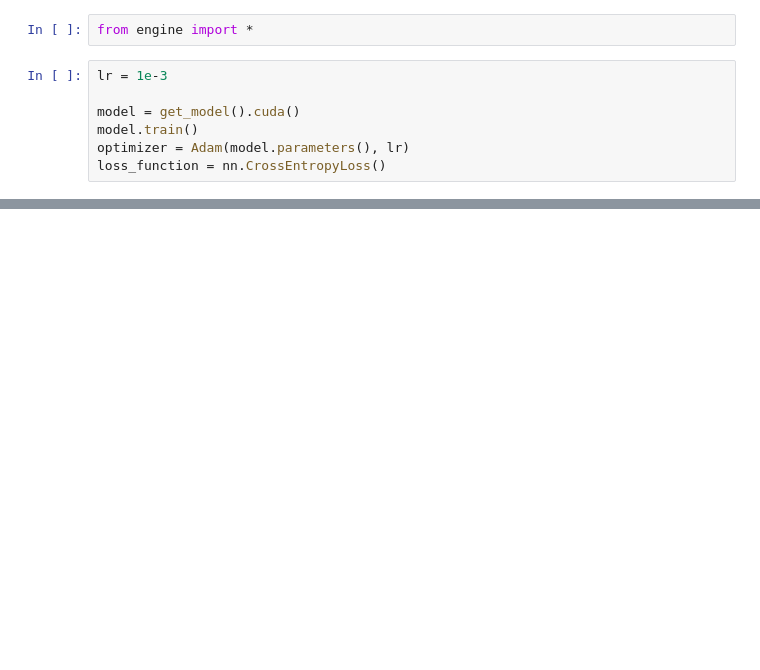
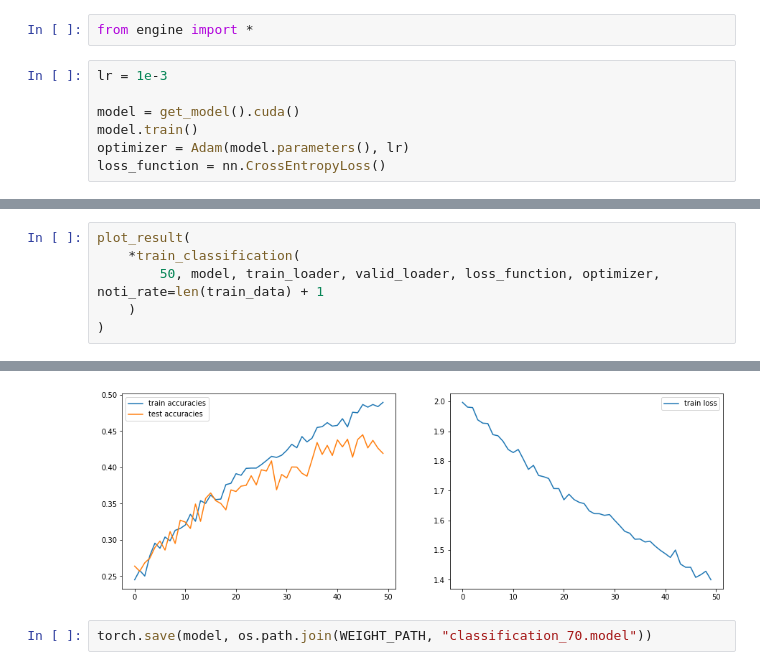
Before and after one commit to BabylenMagnus/Dogs_classification, a Jupyter notebook: train.ipynb, the cells around one changed output, grey strips where cells are left out. Drawn from its saved outputs; the diff is of its cells as text; blank space fills up the shorter version.

```diff
--- a/train.ipynb
+++ b/train.ipynb
@@ -74,0 +65,7 @@ torch.save(model, os.path.join(WEIGHT_PATH, "classification_5.model"))
+# %%
+plot_result(
+	*train_classification(
+		50, model, train_loader, valid_loader, loss_function, optimizer, noti_rate=len(train_data) + 1
+	)
+)
+# %% [output]
@@ -74,0 +89,3 @@ torch.save(model, os.path.join(WEIGHT_PATH, "classification_5.model"))
+[figure, added]
+# %%
+torch.save(model, os.path.join(WEIGHT_PATH, "classification_70.model"))
```
Also changed, not shown: parts of 10 cells of this notebook, 6 other files.
